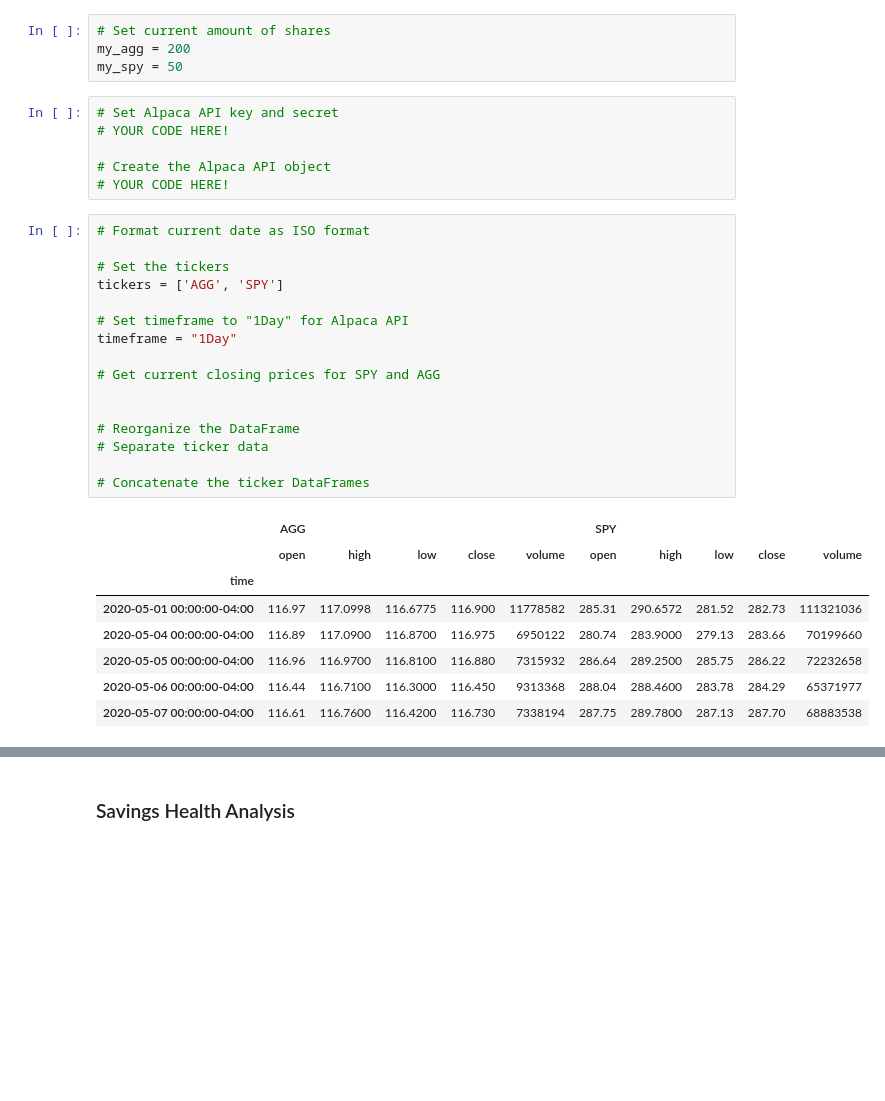
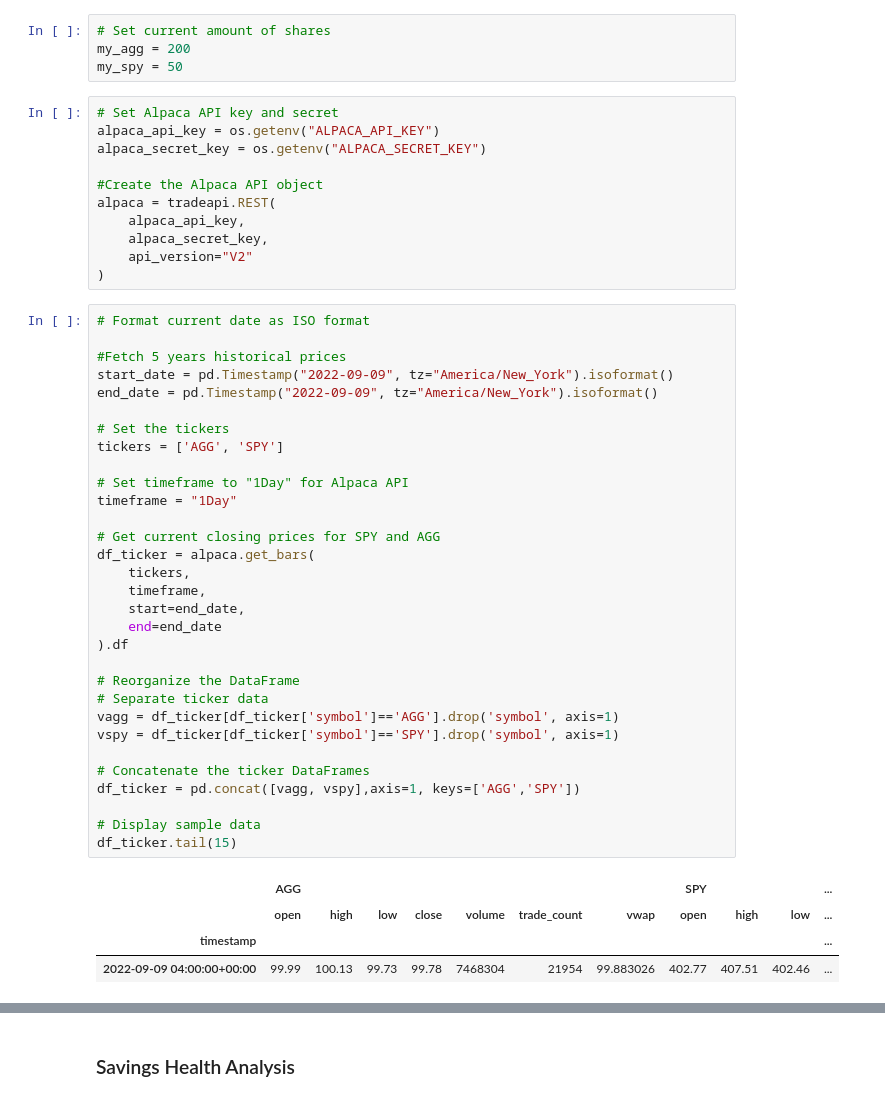
Before and after one commit to tetmiranda/Financial-Planning, a Jupyter notebook: financial-planner.ipynb, the cells around one changed output, grey strips where cells are left out. Drawn from its saved outputs; the diff is of its cells as text; blank space fills up the shorter version.

```diff
--- a/financial-planner.ipynb
+++ b/financial-planner.ipynb
@@ -66,34 +98,50 @@ my_agg = 200
 my_spy = 50
 # %%
 # Set Alpaca API key and secret
-# YOUR CODE HERE!
+alpaca_api_key = os.getenv("ALPACA_API_KEY")
+alpaca_secret_key = os.getenv("ALPACA_SECRET_KEY")
 
-# Create the Alpaca API object
-# YOUR CODE HERE!
+#Create the Alpaca API object
+alpaca = tradeapi.REST(
+    alpaca_api_key,
+    alpaca_secret_key,
+    api_version="V2"
+)
 # %%
 # Format current date as ISO format
+
+#Fetch 5 years historical prices
+start_date = pd.Timestamp("2022-09-09", tz="America/New_York").isoformat()
+end_date = pd.Timestamp("2022-09-09", tz="America/New_York").isoformat()
 
 # Set the tickers
 tickers = ['AGG', 'SPY']
 
 # Set timeframe to "1Day" for Alpaca API
 timeframe = "1Day"
 
 # Get current closing prices for SPY and AGG
-
+df_ticker = alpaca.get_bars(
+    tickers,
+    timeframe,
+    start=end_date,
+    end=end_date
+).df
 
 # Reorganize the DataFrame
 # Separate ticker data
+vagg = df_ticker[df_ticker['symbol']=='AGG'].drop('symbol', axis=1)
+vspy = df_ticker[df_ticker['symbol']=='SPY'].drop('symbol', axis=1)
 
 # Concatenate the ticker DataFrames
+df_ticker = pd.concat([vagg, vspy],axis=1, keys=['AGG','SPY'])
+
+# Display sample data
+df_ticker.tail(15)
 # %% [output]
-|  | AGG |  |  |  |  | SPY |  |  |  |  |
-|  | open | high | low | close | volume | open | high | low | close | volume |
-| time |  |  |  |  |  |  |  |  |  |  |
-| 2020-05-01 00:00:00-04:00 | 116.97 | 117.0998 | 116.6775 | 116.900 | 11778582 | 285.31 | 290.6572 | 281.52 | 282.73 | 111321036 |
-| 2020-05-04 00:00:00-04:00 | 116.89 | 117.0900 | 116.8700 | 116.975 | 6950122 | 280.74 | 283.9000 | 279.13 | 283.66 | 70199660 |
-| 2020-05-05 00:00:00-04:00 | 116.96 | 116.9700 | 116.8100 | 116.880 | 7315932 | 286.64 | 289.2500 | 285.75 | 286.22 | 72232658 |
-| 2020-05-06 00:00:00-04:00 | 116.44 | 116.7100 | 116.3000 | 116.450 | 9313368 | 288.04 | 288.4600 | 283.78 | 284.29 | 65371977 |
-| 2020-05-07 00:00:00-04:00 | 116.61 | 116.7600 | 116.4200 | 116.730 | 7338194 | 287.75 | 289.7800 | 287.13 | 287.70 | 68883538 |
+|  | AGG |  |  |  |  |  |  | SPY |  |  | ... |
+|  | open | high | low | close | volume | trade_count | vwap | open | high | low | ... |
+| timestamp |  |  |  |  |  |  |  |  |  |  | ... |
+| 2022-09-09 04:00:00+00:00 | 99.99 | 100.13 | 99.73 | 99.78 | 7468304 | 21954 | 99.883026 | 402.77 | 407.51 | 402.46 | ... |
 # %%
 # Pick AGG and SPY close prices
```
Also changed, not shown: parts of 12 cells of this notebook.
